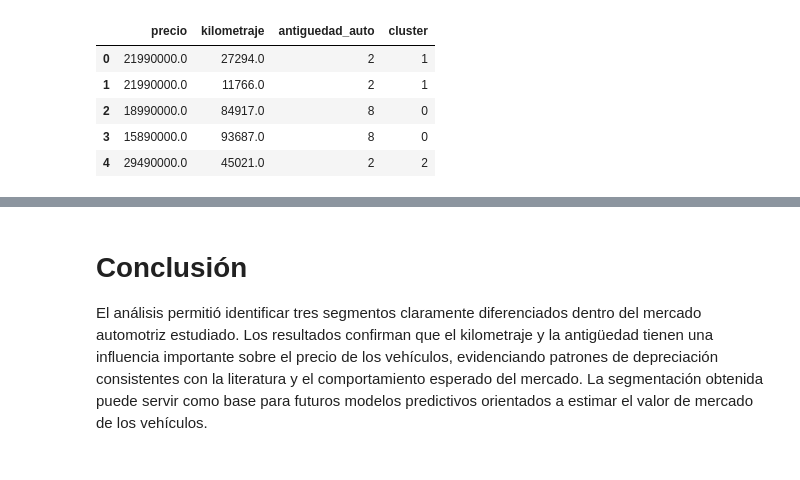
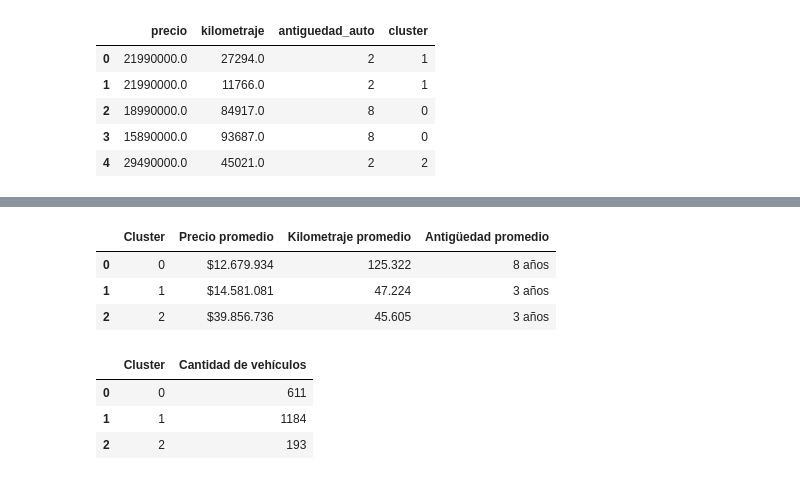
Before and after one commit to IICG-Coquimbo/practica-proyecto-autotec, a Jupyter notebook: autotec/Entrega3/Clustering_AutoTec.ipynb, the cells around one changed output, grey strips where cells are left out. Cells and saved outputs as stored; diff of their text form; code cells hidden in the pictures.

```diff
--- a/autotec/Entrega3/Clustering_AutoTec.ipynb
+++ b/autotec/Entrega3/Clustering_AutoTec.ipynb
@@ -180,4 +196,41 @@ Desde la perspectiva de AutoTec, esta segmentación permite identificar distinto
-# %% [markdown]
-# Conclusión
-
-El análisis permitió identificar tres segmentos claramente diferenciados dentro del mercado automotriz estudiado. Los resultados confirman que el kilometraje y la antigüedad tienen una influencia importante sobre el precio de los vehículos, evidenciando patrones de depreciación consistentes con la literatura y el comportamiento esperado del mercado. La segmentación obtenida puede servir como base para futuros modelos predictivos orientados a estimar el valor de mercado de los vehículos.
+# %%
+perfil_clusters = (
+    df_pd.groupby("cluster")[variables]
+    .mean()
+    .round(0)
+    .reset_index()
+)
+
+perfil_clusters["precio"] = perfil_clusters["precio"].apply(lambda x: f"${x:,.0f}".replace(",", "."))
+perfil_clusters["kilometraje"] = perfil_clusters["kilometraje"].apply(lambda x: f"{x:,.0f}".replace(",", "."))
+perfil_clusters["antiguedad_auto"] = perfil_clusters["antiguedad_auto"].apply(lambda x: f"{x:,.0f} años".replace(",", "."))
+
+perfil_clusters = perfil_clusters.rename(columns={
+    "cluster": "Cluster",
+    "precio": "Precio promedio",
+    "kilometraje": "Kilometraje promedio",
+    "antiguedad_auto": "Antigüedad promedio"
+})
+
+perfil_clusters
+# %% [output]
+|  | Cluster | Precio promedio | Kilometraje promedio | Antigüedad promedio |
+| 0 | 0 | $12.679.934 | 125.322 | 8 años |
+| 1 | 1 | $14.581.081 | 47.224 | 3 años |
+| 2 | 2 | $39.856.736 | 45.605 | 3 años |
+# %%
+cantidad_clusters = (
+    df_pd["cluster"]
+    .value_counts()
+    .sort_index()
+    .reset_index()
+)
+
+cantidad_clusters.columns = ["Cluster", "Cantidad de vehículos"]
+
+cantidad_clusters
+# %% [output]
+|  | Cluster | Cantidad de vehículos |
+| 0 | 0 | 611 |
+| 1 | 1 | 1184 |
+| 2 | 2 | 193 |
```
Also changed, not shown: parts of 16 cells of this notebook.
